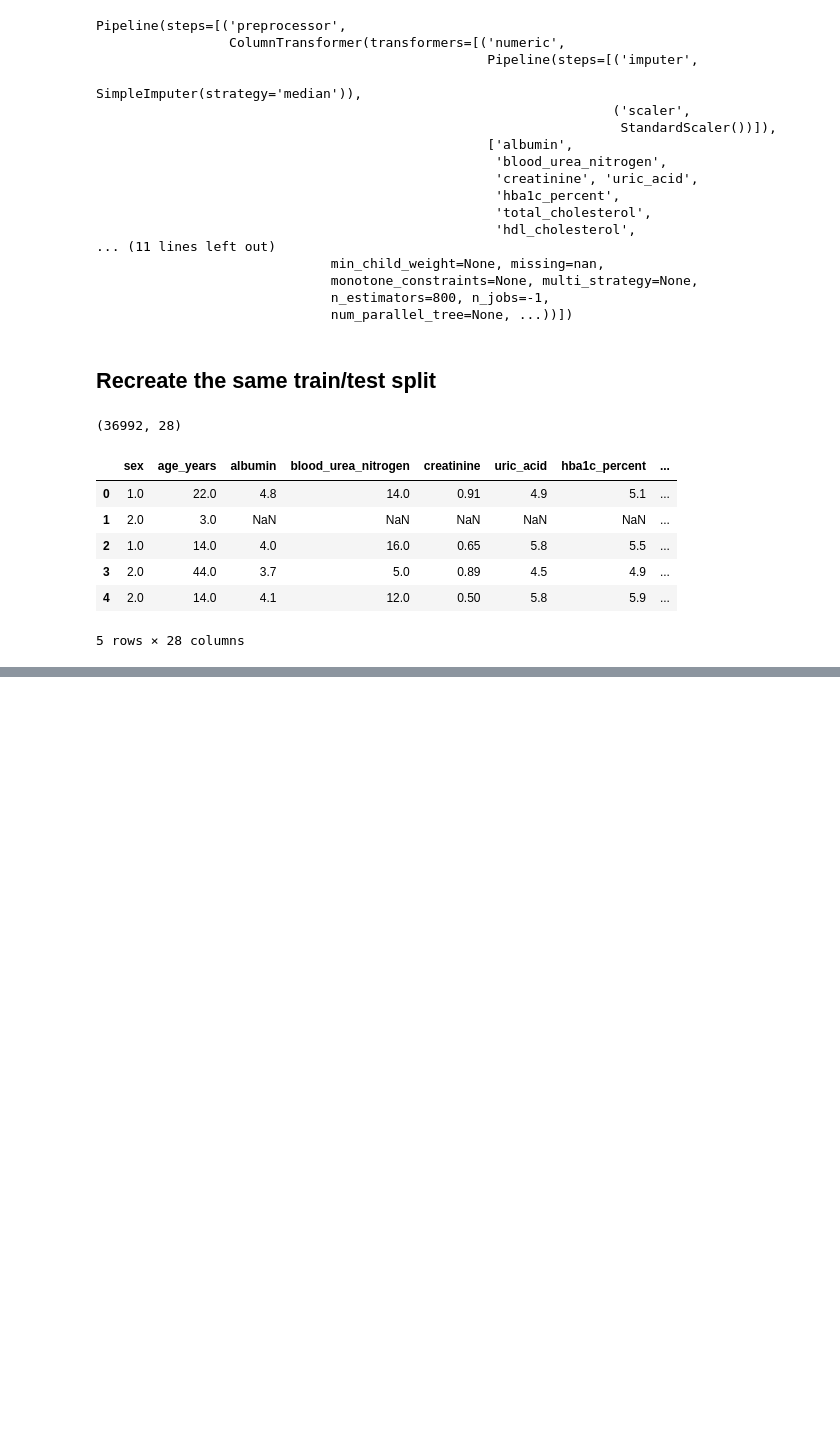
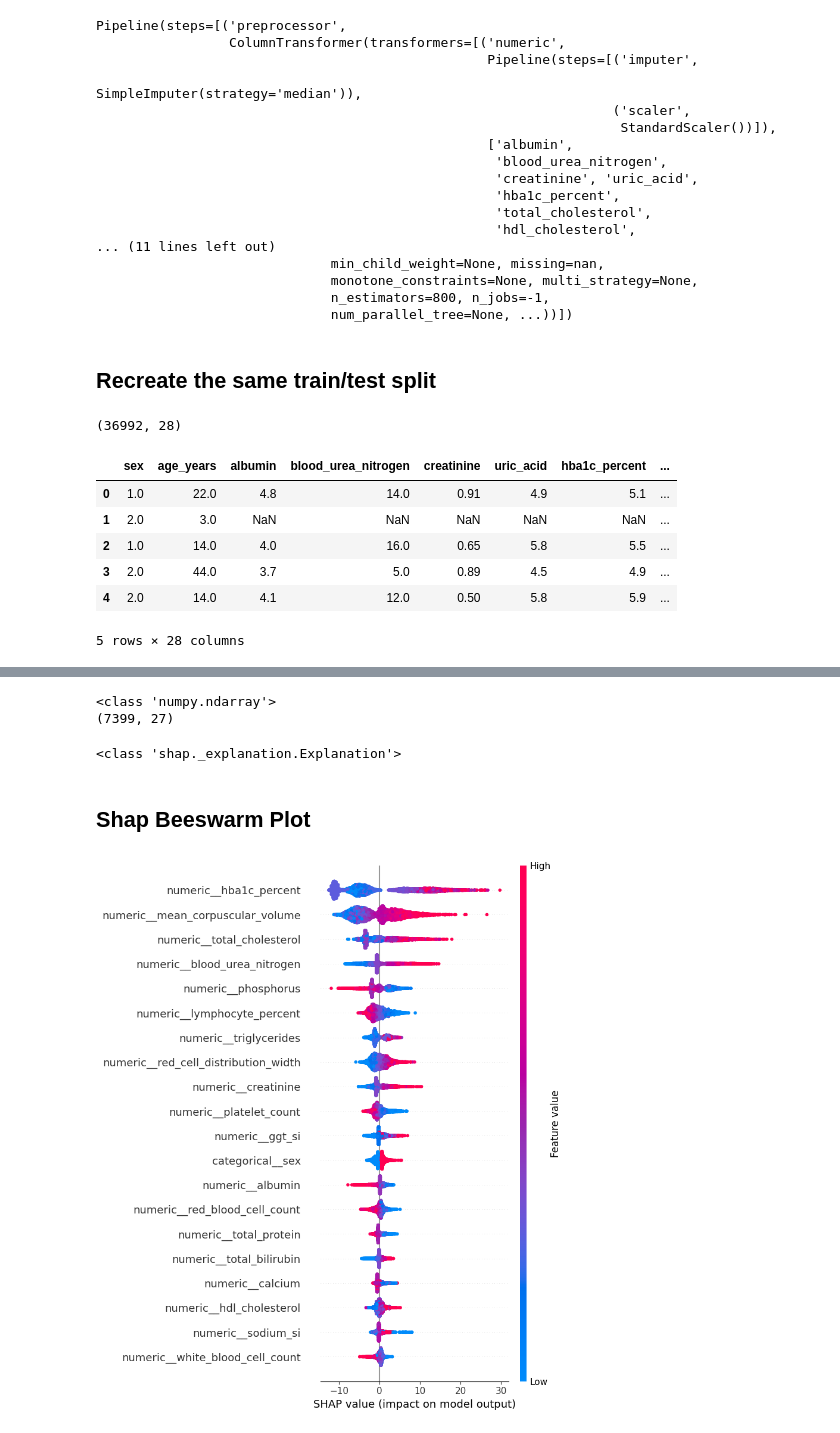
Before and after one commit to AnujCh07ML/BAP_upgrade, a Jupyter notebook: notebooks/shap_analysis.ipynb, the cells around one changed output, grey strips where cells are left out. Drawn from its saved outputs; the diff is of its cells as text; code cells hidden in the pictures; blank space fills up the shorter version.

Commit message:
feat(interpretability): add SHAP analysis notebook and model interpretation

```diff
--- a/notebooks/shap_analysis.ipynb
+++ b/notebooks/shap_analysis.ipynb
@@ -64,0 +136,5 @@ y = df[TARGET]
+# %%
+feature_names = preprocessor.get_feature_names_out()
+
+print(feature_names)
+print(f"\nNumber of features: {len(feature_names)}")
@@ -64,0 +156,10 @@ y = df[TARGET]
+# %%
+import pandas as pd
+
+X_test_transformed = pd.DataFrame(
+    X_test_transformed,
+    columns=feature_names,
+    index=X_test.index,
+)
+
+X_test_transformed.head()
@@ -64,0 +174,10 @@ y = df[TARGET]
+# %%
+explainer = shap.TreeExplainer(model)
+# %%
+shap_values = explainer.shap_values(X_test_transformed)
+# %%
+print(type(shap_values))
+print(shap_values.shape)
+# %% [output]
+<class 'numpy.ndarray'>
+(7399, 27)
@@ -64,0 +191,29 @@ y = df[TARGET]
+# %%
+print(type(shap_explanation))
+# %% [output]
+<class 'shap._explanation.Explanation'>
+# %% [markdown]
+## Shap Beeswarm Plot
+# %%
+import matplotlib.pyplot as plt
+
+plt.figure(figsize=(10, 8))
+
+shap.summary_plot(
+    shap_values,
+    X_test_transformed,
+    max_display=20,
+    show=False,
+)
+
+plt.tight_layout()
+
+plt.savefig(
+    "../outputs/plots/shap_beeswarm.png",
+    dpi=300,
+    bbox_inches="tight",
+)
+
+plt.show()
+# %% [output]
+[figure, added]
```
Also changed, not shown: parts of 24 cells of this notebook, 8 other files.
